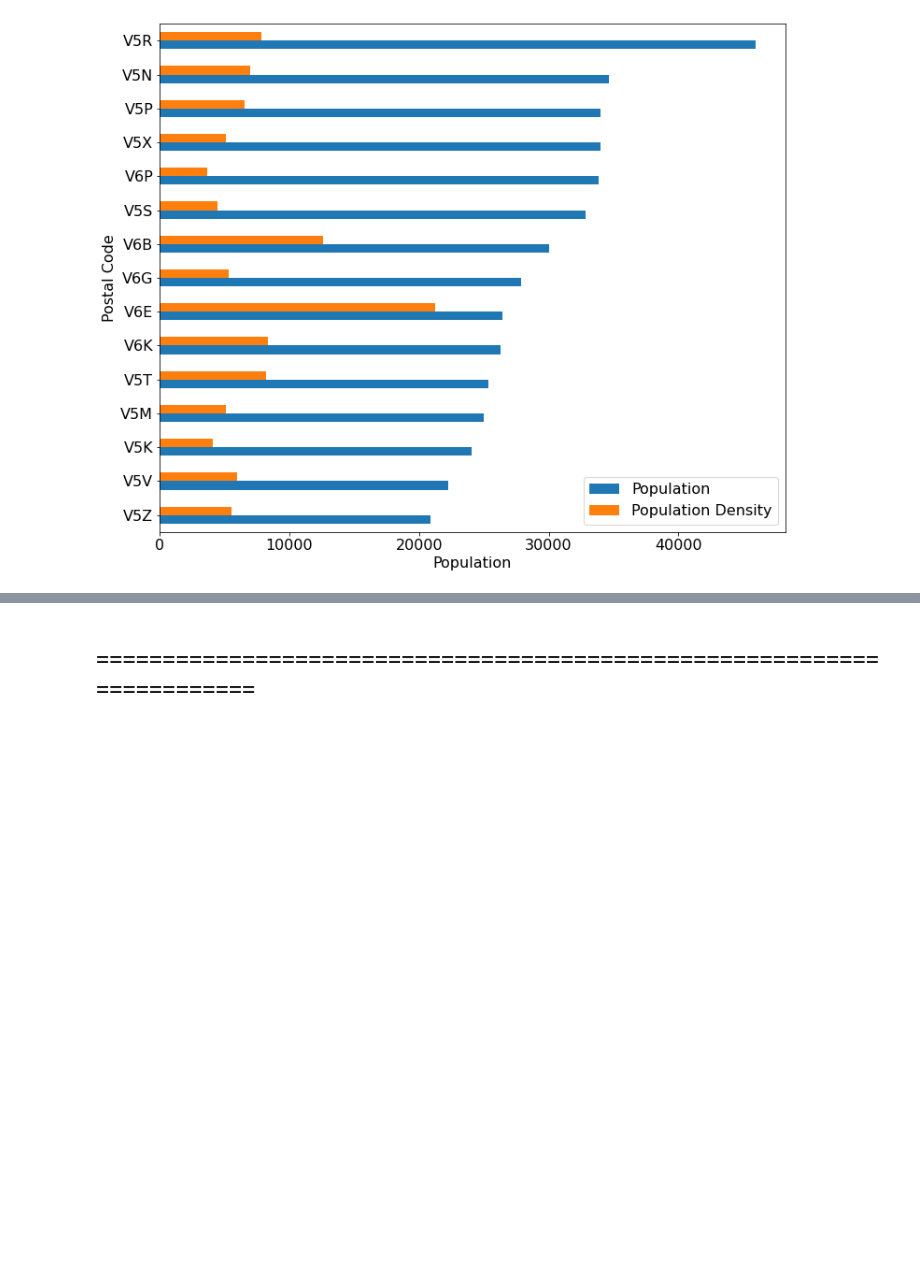
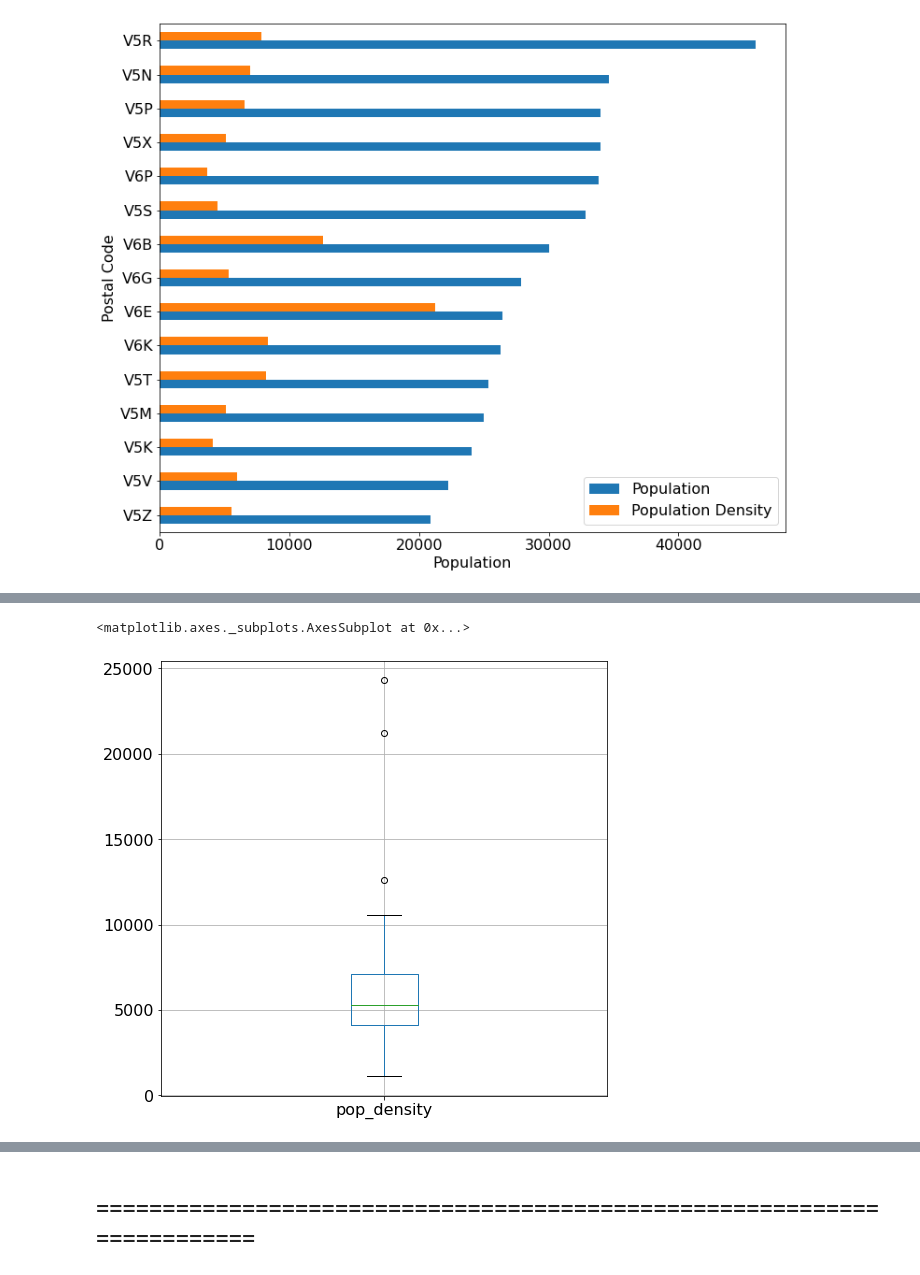
Before and after one commit to dprossi/Capstone_Project_IBM_Data_Science, a Jupyter notebook: Applied_Data_Science_Capstone_Project_Vancouver.ipynb, the cells around one changed output, grey strips where cells are left out. Drawn from its saved outputs; the diff is of its cells as text; code cells hidden in the pictures; blank space fills up the shorter version.

```diff
--- a/Applied_Data_Science_Capstone_Project_Vancouver.ipynb
+++ b/Applied_Data_Science_Capstone_Project_Vancouver.ipynb
@@ -862,0 +884,5 @@ plt.show()
+# %%
+df_pop_and_dense_multi_2.boxplot(column='pop_density', return_type='axes', figsize=(8,8), fontsize=16)
+# %% [output]
+<matplotlib.axes._subplots.AxesSubplot at 0x...>
+[figure, added]
```
Also changed, not shown: parts of 13 cells of this notebook.
